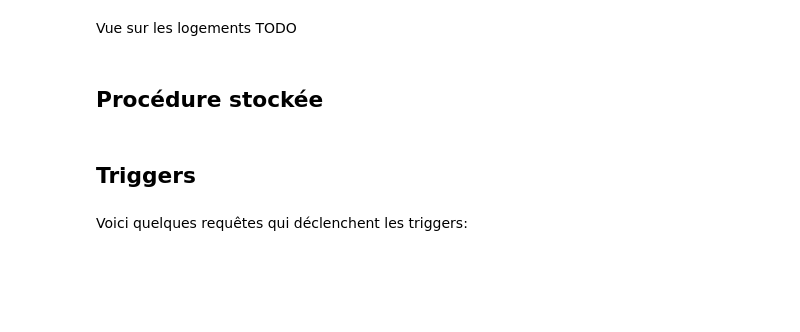
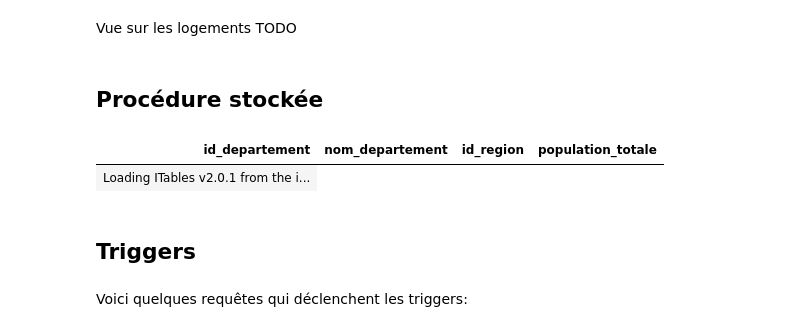
Before and after one commit to Hisqkq/INSEE-Database, a Jupyter notebook: rapport.ipynb, the cells around one changed output. Saved outputs shown, nothing was run; the diff lists cells and outputs as text; code cells hidden in the pictures; blank space fills up the shorter version.

```diff
--- a/rapport.ipynb
+++ b/rapport.ipynb
@@ -441,12 +532,15 @@ conn.commit()
 # %%
 
 request = """
 SELECT * FROM departement;
 """
 cur.execute(request)
 rows = cur.fetchall()
 df = pd.DataFrame(rows, columns=['id_departement', 'nom_departement', 'id_region', 'population_totale'])
-df
+display(df)
+# %% [output]
+| id_departement | nom_departement | id_region | population_totale |
+| Loading ITables v2.0.1 from the i... |
 # %% [markdown]
 ## Triggers
 # %%
```
Also changed, not shown: parts of 37 cells of this notebook, 1 other file.
